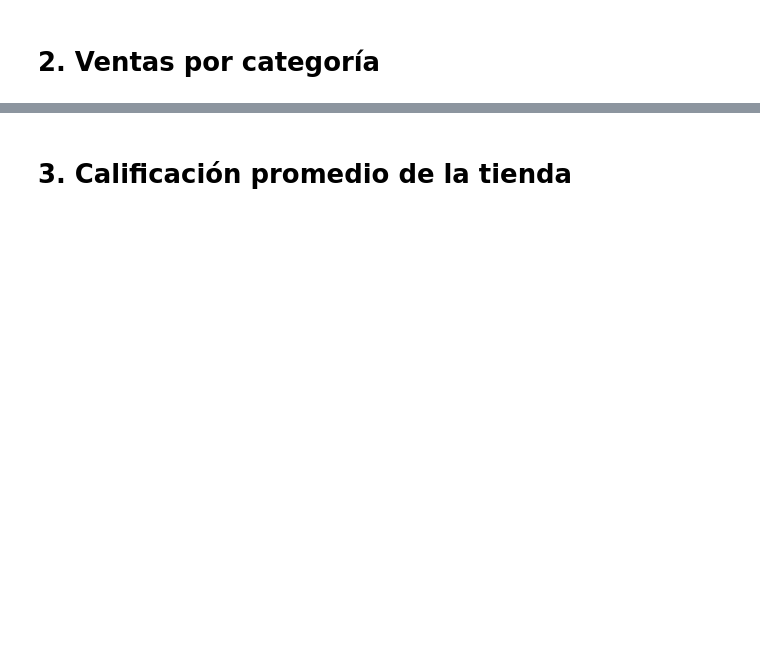
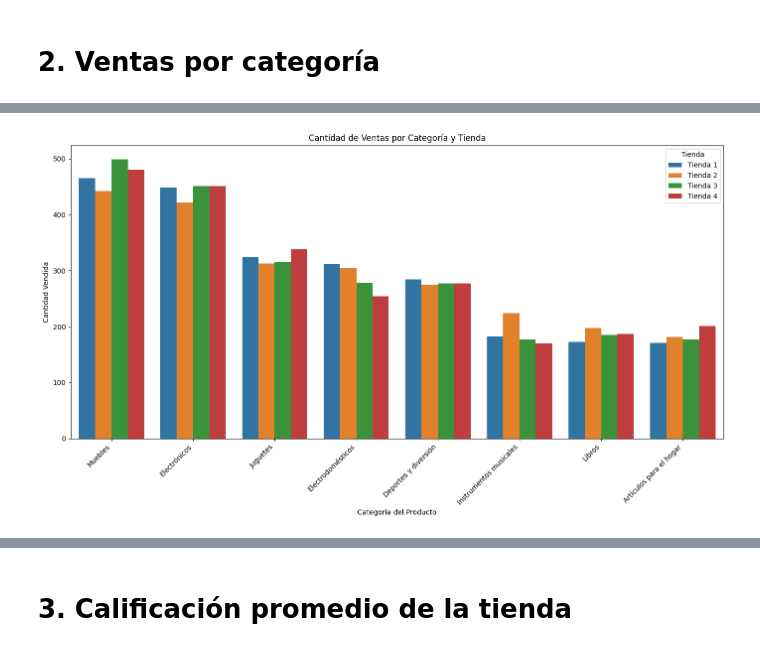
Before and after one commit to 20BaNi00/Amigo-Secreto, a Jupyter notebook: AluraStoreLatam.ipynb, the cells around one changed output, grey strips where cells are left out. Saved outputs shown, nothing was run; the diff lists cells and outputs as text; code cells hidden in the pictures; blank space fills up the shorter version.

```diff
--- a/AluraStoreLatam.ipynb
+++ b/AluraStoreLatam.ipynb
@@ -71,2 +177,91 @@ NameError: name 'suma' is not defined
 # %% [markdown]
 # 2. Ventas por categoría
+# %%
+import pandas as pd
+import matplotlib.pyplot as plt
+import seaborn as sns
+
+# Instalar bibliotecas si no están presentes (asegurarse de que estas líneas no se repitan si ya las tienes en la celda anterior)
+!pip install pandas pyarrow
+!pip install plotly
+!pip install nbformat
+!pip install matplotlib seaborn
+
+# Carga de datos (asegurarse de que estas líneas no se repitan si ya las tienes en la celda anterior)
+url = "https://raw.githubusercontent.com/alura-es-cursos/challenge1-data-science-latam/refs/heads/main/base-de-datos-challenge1-latam/tienda_1%20.csv"
+url2 = "https://raw.githubusercontent.com/alura-es-cursos/challenge1-data-science-latam/refs/heads/main/base-de-datos-challenge1-latam/tienda_2.csv"
+url3 = "https://raw.githubusercontent.com/alura-es-cursos/challenge1-data-science-latam/refs/heads/main/base-de-datos-challenge1-latam/tienda_3.csv"
+url4 = "https://raw.githubusercontent.com/alura-es-cursos/challenge1-data-science-latam/refs/heads/main/base-de-datos-challenge1-latam/tienda_4.csv"
+
+tienda = pd.read_csv(url)
+tienda2 = pd.read_csv(url2)
+tienda3 = pd.read_csv(url3)
+tienda4 = pd.read_csv(url4)
+
+
+# Lista de tiendas con sus datos y nombres
+tiendas = [
+    (tienda, "Tienda 1"),
+    (tienda2, "Tienda 2"),
+    (tienda3, "Tienda 3"),
+    (tienda4, "Tienda 4")
+]
+
+# Lista para almacenar los datos de ventas por categoría de todas las tiendas para el gráfico
+ventas_para_grafico = []
+
+# Procesar cada tienda
+print("Análisis de Ventas por Categoría:")
+print("---------------------------------")
+for df, nombre_tienda in tiendas:
+    # Agrupar por Categoría del Producto y contar las ventas
+    ventas_por_categoria = df.groupby('Categoría del Producto').size().reset_index(name='Cantidad Vendida')
+
+    # Ordenar por cantidad vendida de mayor a menor
+    ventas_por_categoria = ventas_por_categoria.sort_values(by='Cantidad Vendida', ascending=False)
+
+    # Mostrar resultados
+    print(f"\n--- {nombre_tienda} - Ventas por Categoría ---")
+    print(ventas_por_categoria.to_string(index=False)) # Usar to_string para mostrar todo el DataFrame
+
+    # Imprimir la categoría con más ventas
+    if not ventas_por_categoria.empty:
+        categoria_mas_vendida = ventas_por_categoria.iloc[0]['Categoría del Producto']
+        cantidad_mas_vendida = ventas_por_categoria.iloc[0]['Cantidad Vendida']
+        print(f"Categoría con más ventas: {categoria_mas_vendida} ({cantidad_mas_vendida} ventas)")
+    else:
+        print(f"No hay datos de ventas para {nombre_tienda}")
+
+    # Agregar datos a la lista para el gráfico, añadiendo la columna de tienda
+    ventas_por_categoria['Tienda'] = nombre_tienda
+    ventas_para_grafico.append(ventas_por_categoria)
+
+# Concatenar los DataFrames de todas las tiendas para el gráfico
+df_ventas_consolidado = pd.concat(ventas_para_grafico, ignore_index=True)
+
+# Crear el gráfico usando Seaborn (más flexible y estético)
+plt.figure(figsize=(14, 8))
+sns.barplot(data=df_ventas_consolidado, x='Categoría del Producto', y='Cantidad Vendida', hue='Tienda')
+plt.title('Cantidad de Ventas por Categoría y Tienda')
+plt.xlabel('Categoría del Producto')
+plt.ylabel('Cantidad Vendida')
+plt.xticks(rotation=45, ha='right') # Rotar etiquetas del eje x para mayor legibilidad
+plt.legend(title='Tienda')
+plt.tight_layout() # Ajustar el layout para evitar que las etiquetas se corten
+plt.show()
+
+# --- Análisis Adicional (Opcional) ---
+# Encontrar las categorías más vendidas en general (sumando todas las tiendas)
+ventas_totales_por_categoria = df_ventas_consolidado.groupby('Categoría del Producto')['Cantidad Vendida'].sum().reset_index()
+ventas_totales_por_categoria = ventas_totales_por_categoria.sort_values(by='Cantidad Vendida', ascending=False)
+
+print("\n--- Ventas Totales por Categoría (Todas las Tiendas) ---")
+print(ventas_totales_por_categoria.to_string(index=False))
+
+if not ventas_totales_por_categoria.empty:
+    categoria_global_mas_vendida = ventas_totales_por_categoria.iloc[0]['Categoría del Producto']
+    cantidad_global_mas_vendida = ventas_totales_por_categoria.iloc[0]['Cantidad Vendida']
+    print(f"\nCategoría con más ventas a nivel global: {categoria_global_mas_vendida} ({cantidad_global_mas_vendida} ventas)")
+else:
+    print("\nNo hay datos de ventas consolidados por categoría.")
+# %% [output]
@@ -72,0 +285 @@ NameError: name 'suma' is not defined
+[figure, added]
```
Also changed, not shown: parts of 8 cells of this notebook.
